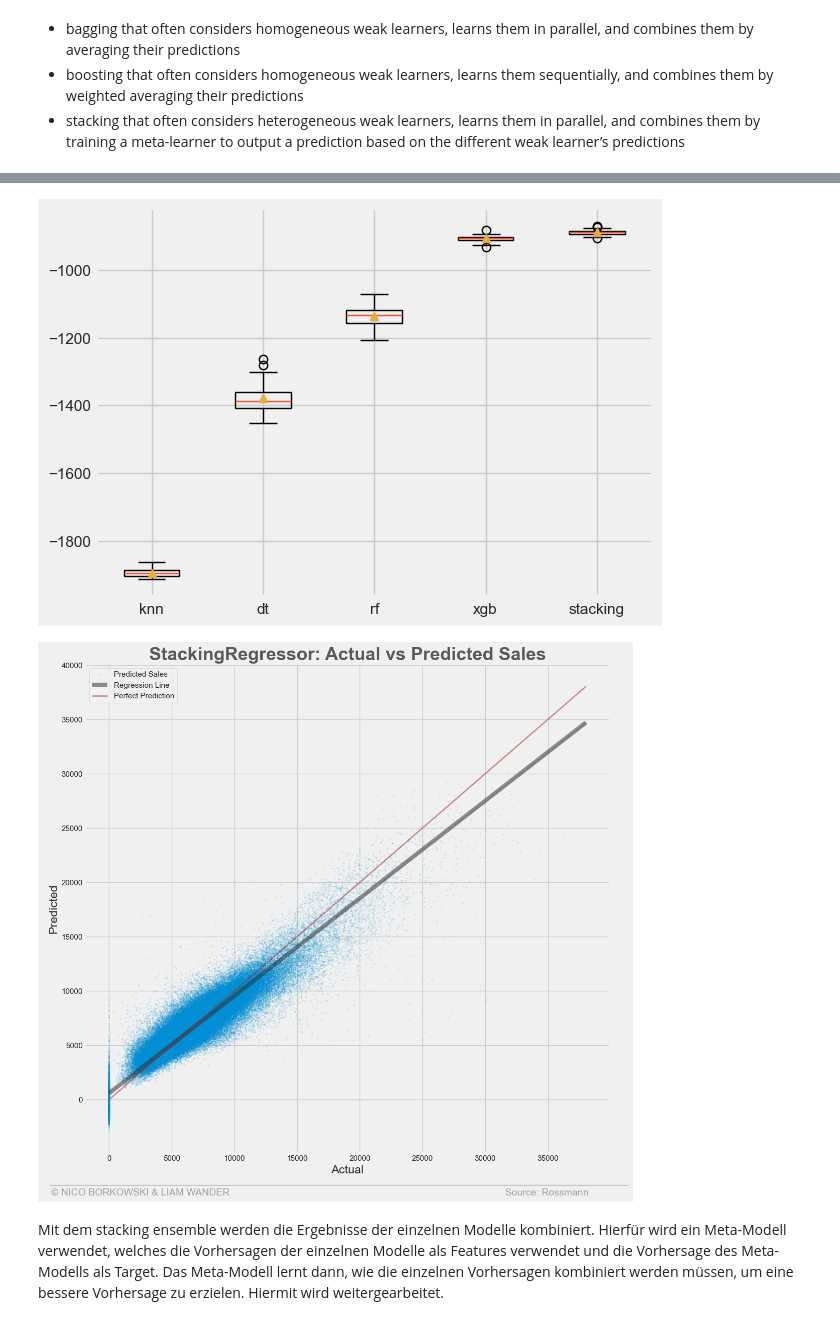
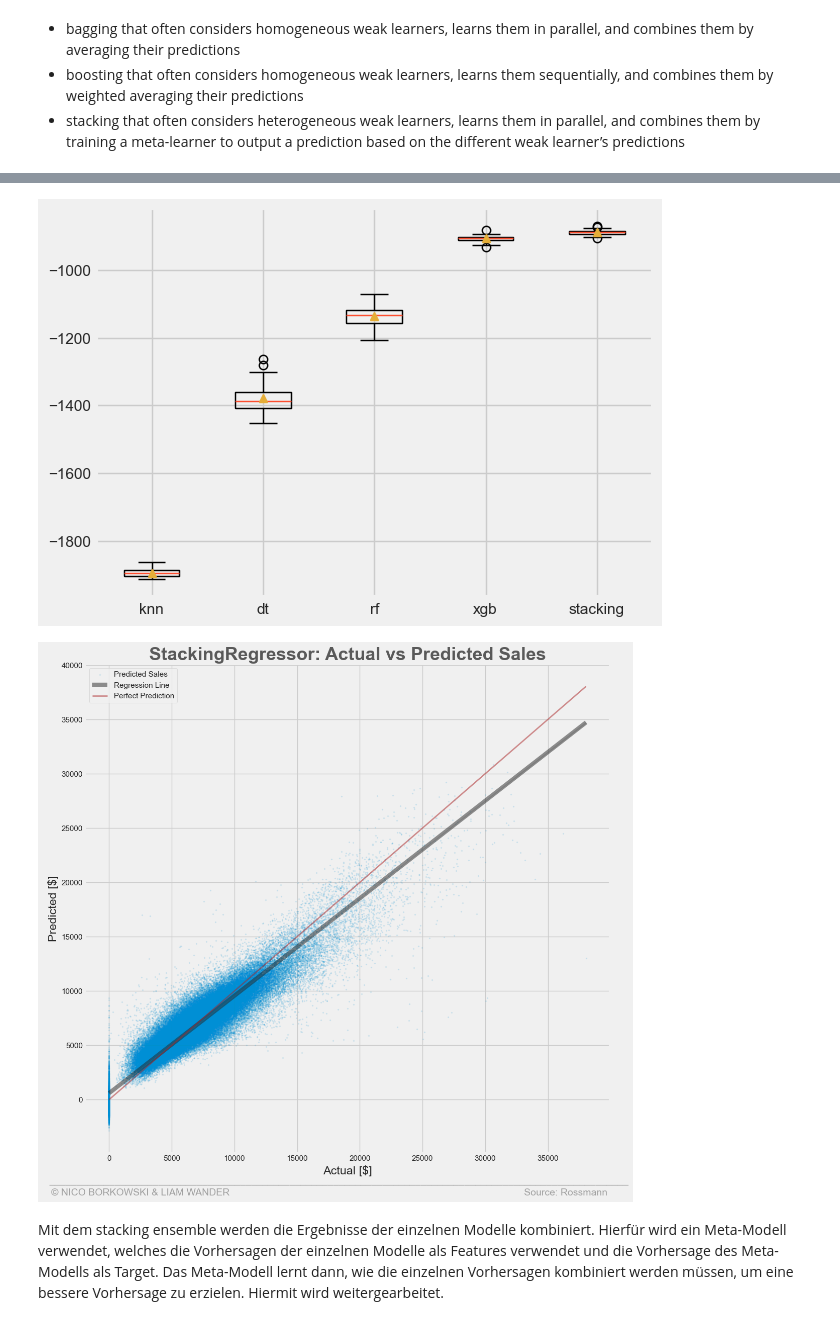
Before and after one commit to liamwan/rss-forecasts, a Jupyter notebook: rossmann-store-sales.ipynb, the cells around one changed output, grey strips where cells are left out. Drawn from its saved outputs; the diff is of its cells as text; code cells hidden in the pictures.

````diff
--- a/rossmann-store-sales.ipynb
+++ b/rossmann-store-sales.ipynb
@@ -280,3 +275,5 @@ scaler = StandardScaler()
 X_train = scaler.fit_transform(X_train)
 X_test = scaler.transform(X_test)
 ```
+# %%
+train.drop(['Customers'], axis=1, inplace=True) # Customers is not in test set
@@ -283,5 +285,5 @@ X_test = scaler.transform(X_test)
 # %%
-X_train, X_test, y_train, y_test = train_test_split(train.drop(['Sales', 'Customers'], axis=1),
+X_train, X_test, y_train, y_test = train_test_split(train.drop(['Sales'], axis=1),
                                                     train['Sales'],
                                                     test_size=0.2,
                                                     random_state=42)
@@ -552,10 +500,10 @@ Die performantesten Modelle werden mit GridSearchCV optimiert, erkennbar an dem
 Nach der Optimierung soll die Performance der einzelnen Modelle mit den Testdaten gemessen werden. Außerdem wird die Feature Importance der einzelnen Modelle nochmals betrachtet - sofern möglich. Die Darstellung der "Actual VS Predicted Sales" erfolgte zunächst mit dem Seaborn Scatterplot, später wird das regplot getestet.
 # %%
 # define a function to plot predicted vs actual values
-def plot_predicted_vs_actual(model):
+def plot_predicted_vs_actual(model, X, y):
     # cross_val_predict returns an array of the same size as `y` where each entry
     # is a prediction obtained by cross validation:
-    predicted = cross_val_predict(model, X_test, y_test, cv=10)
+    predicted = cross_val_predict(model, X, y, cv=10)
 
     #fig, ax = plt.subplots()
     #ax.scatter(y_test, predicted, edgecolors=(0, 0, 0))
@@ -567,16 +515,16 @@ def plot_predicted_vs_actual(model):
     plt.style.use('fivethirtyeight')
 
     plt.figure(figsize=(12,12))
-    sns.regplot(x=y_test, y=predicted, truncate=True, scatter_kws={'alpha': 0.1, 's':2}, line_kws={'alpha': 0.5, 'label':'Regression Line', 'color':'#272727'}, label='Predicted Sales')
-    plt.plot([y_test.min(), y_test.max()], [y_test.min(), y_test.max()], lw=2, label='Perfect Prediction', color='#ab2425', alpha=.5)
-    plt.xlabel('Actual')
-    plt.ylabel('Predicted')
+    sns.regplot(x=y, y=predicted, truncate=True, scatter_kws={'alpha': 0.1, 's':2}, line_kws={'alpha': 0.5, 'label':'Regression Line', 'color':'#272727'}, label='Predicted Sales')
+    plt.plot([y.min(), y.max()], [y.min(), y.max()], lw=2, label='Perfect Prediction', color='#ab2425', alpha=.5)
+    plt.xlabel('Actual [$]')
+    plt.ylabel('Predicted [$]')
     plt.legend()
 
     title = '{}: Actual vs Predicted Sales'.format(type(model).__name__)
     sig1 = '__________________________________________________________________________________________________________'
 
-    sig2 = '   © NICO BORKOWSKI & LIAM WANDER                                                                                                      Source: Rossmann   '
+    sig2 = '   © NICO BORKOWSKI & LIAM WANDER                                                                                                             Source: Rossmann   '
     plt.title(title, fontsize=26, weight='bold', alpha=.75)
     plt.gcf().text(0.02, 0.02, sig1, fontsize=14, color = 'grey', alpha = .7)
     plt.gcf().text(0.01, 0, sig2, fontsize=14, color = 'grey', alpha = .7)
@@ -921,7 +801,7 @@ for name, model in models.items():
 plt.boxplot(results, labels=names, showmeans=True)
 plt.show()
 
-plot_predicted_vs_actual(models['stacking'])
+plot_predicted_vs_actual(models['stacking'], X_test, y_test)
 # %% [output]
 -------knn-------
 Coefficient of determination: 0.710237629565156
@@ -942,5 +822,5 @@ Computation Time: 594.1878457069397
 ----------------------------------
 [figure]
-[figure, old version]
+[figure, new version]
 # %% [markdown]
 Mit dem stacking ensemble werden die Ergebnisse der einzelnen Modelle kombiniert. Hierfür wird ein Meta-Modell verwendet, welches die Vorhersagen der einzelnen Modelle als Features verwendet und die Vorhersage des Meta-Modells als Target. Das Meta-Modell lernt dann, wie die einzelnen Vorhersagen kombiniert werden müssen, um eine bessere Vorhersage zu erzielen. Hiermit wird weitergearbeitet.
````
Also changed, not shown: parts of 51 cells of this notebook, 1 other file.
